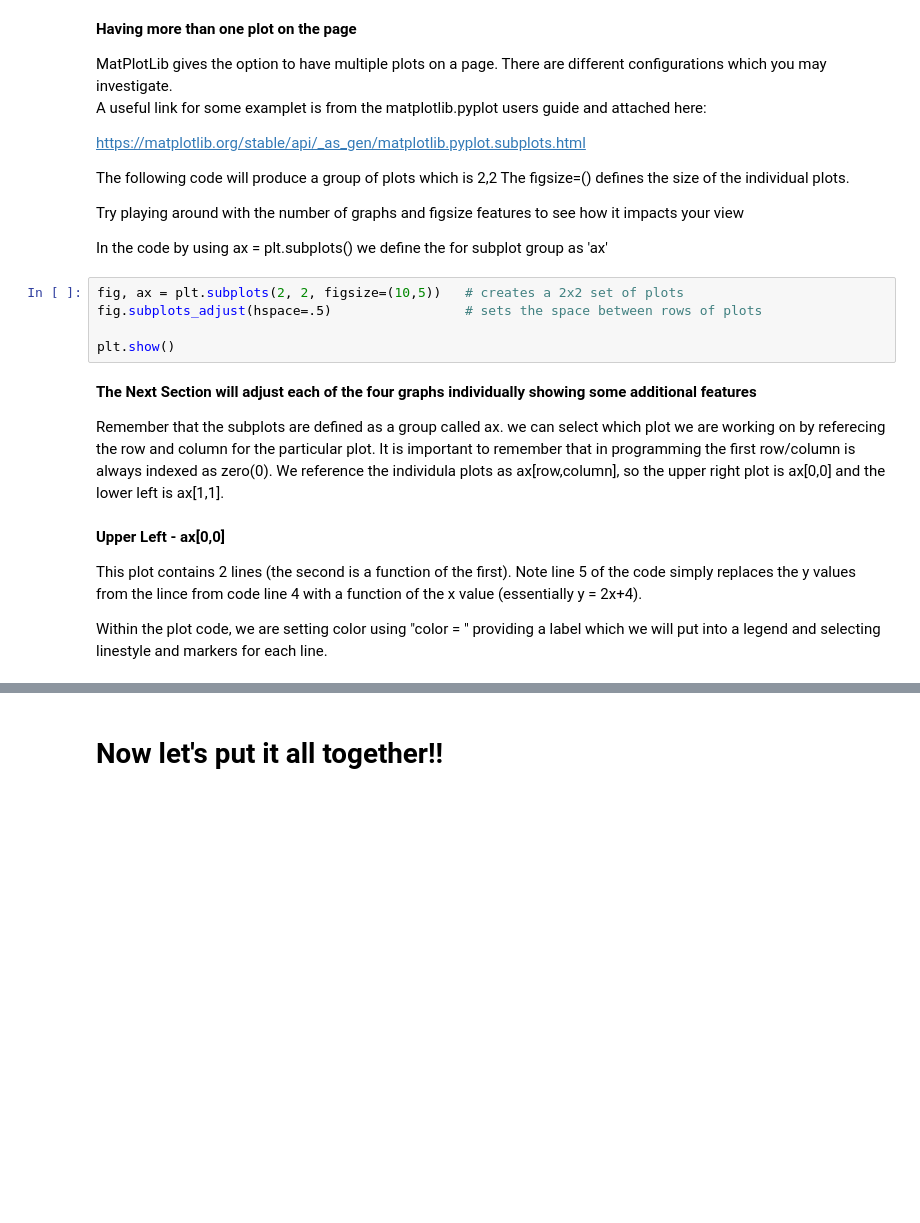
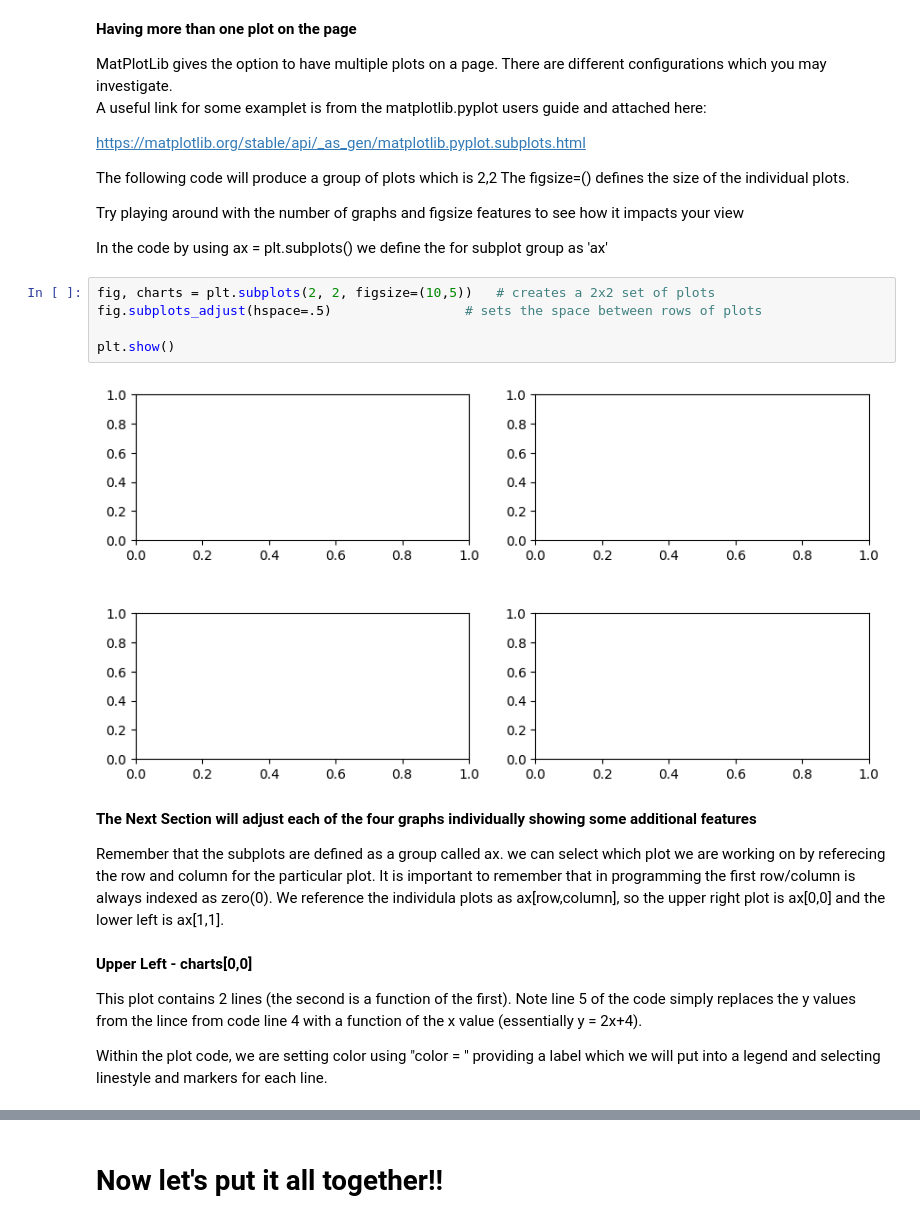
Before and after one commit to gary464/Physics-Files, a Jupyter notebook: Data_Visualization_Reference_and_Practice.ipynb, the cells around one changed output, grey strips where cells are left out. Cells and saved outputs as stored; diff of their text form; blank space fills up the shorter version.

```diff
--- a/Data_Visualization_Reference_and_Practice.ipynb
+++ b/Data_Visualization_Reference_and_Practice.ipynb
@@ -92,16 +123,18 @@ Try playing around with the number of graphs and figsize features to see how it
 
 In the code by using ax = plt.subplots() we define the for subplot group as 'ax'
 # %%
-fig, ax = plt.subplots(2, 2, figsize=(10,5))   # creates a 2x2 set of plots
+fig, charts = plt.subplots(2, 2, figsize=(10,5))   # creates a 2x2 set of plots
 fig.subplots_adjust(hspace=.5)                 # sets the space between rows of plots
 
 plt.show()
+# %% [output]
+[figure, added]
 # %% [markdown]
 **The Next Section will adjust each of the four graphs individually showing some additional features**
 
 Remember that the subplots are defined as a group called ax.  we can select which plot we are working on by referecing the row and column for the particular plot.  It is important to remember that in programming the first row/column is always indexed as zero(0). We reference the individula plots as ax[row,column], so the upper right plot is ax[0,0] and the lower left is ax[1,1].
 # %% [markdown]
-**Upper Left - ax[0,0]**
+**Upper Left - charts[0,0]**
 
 This plot contains 2 lines (the second is a function of the first).  Note line 5 of the code simply replaces the y values from the lince from code line 4 with a function of the x value (essentially y = 2x+4).
 
```
Also changed, not shown: parts of 17 cells of this notebook.
